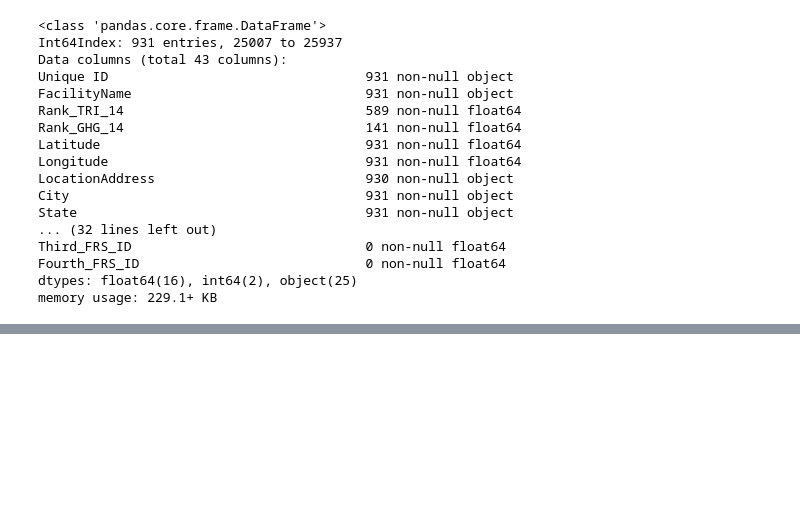
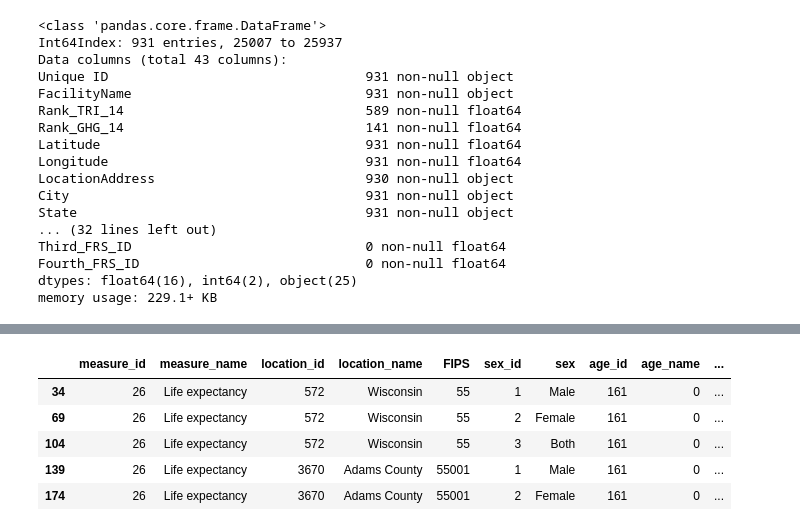
Before and after one commit to ivanescalona/GroupProject1, a Jupyter notebook: Null Values Stats.ipynb, the cells around one changed output, grey strips where cells are left out. Saved outputs shown, nothing was run; the diff lists cells and outputs as text; code cells hidden in the pictures; blank space fills up the shorter version.

```diff
--- a/Null Values Stats.ipynb
+++ b/Null Values Stats.ipynb
@@ -51,0 +94,9 @@ df_clean
+# %%
+healthdf.head()
+# %% [output]
+|  | measure_id | measure_name | location_id | location_name | FIPS | sex_id | sex | age_id | age_name | ... |
+| 34 | 26 | Life expectancy | 572 | Wisconsin | 55 | 1 | Male | 161 | 0 | ... |
+| 69 | 26 | Life expectancy | 572 | Wisconsin | 55 | 2 | Female | 161 | 0 | ... |
+| 104 | 26 | Life expectancy | 572 | Wisconsin | 55 | 3 | Both | 161 | 0 | ... |
+| 139 | 26 | Life expectancy | 3670 | Adams County | 55001 | 1 | Male | 161 | 0 | ... |
+| 174 | 26 | Life expectancy | 3670 | Adams County | 55001 | 2 | Female | 161 | 0 | ... |
```
Also changed, not shown: parts of 18 cells of this notebook, 2 other files.
